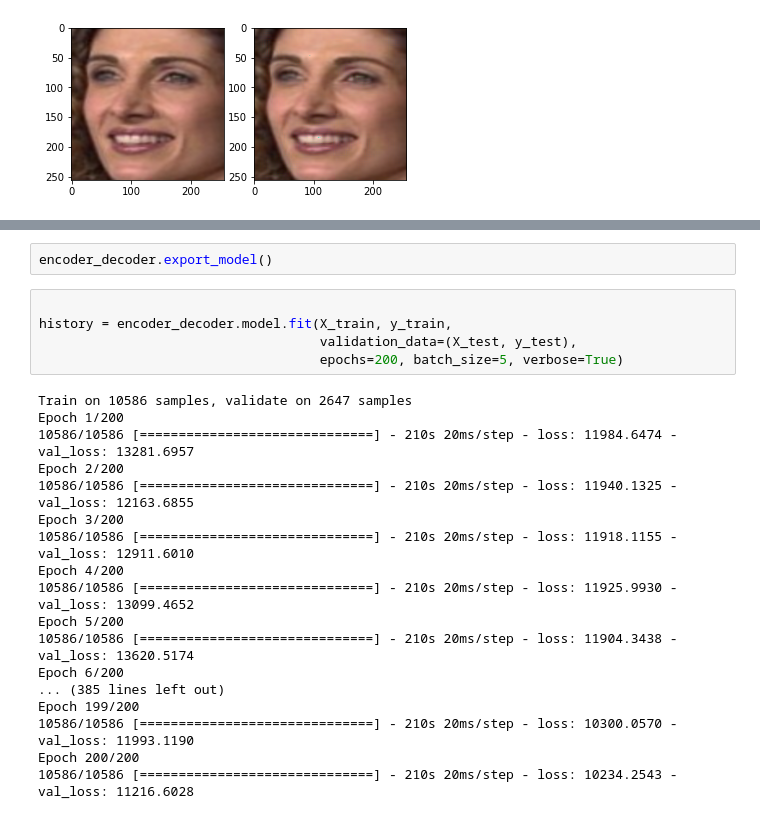
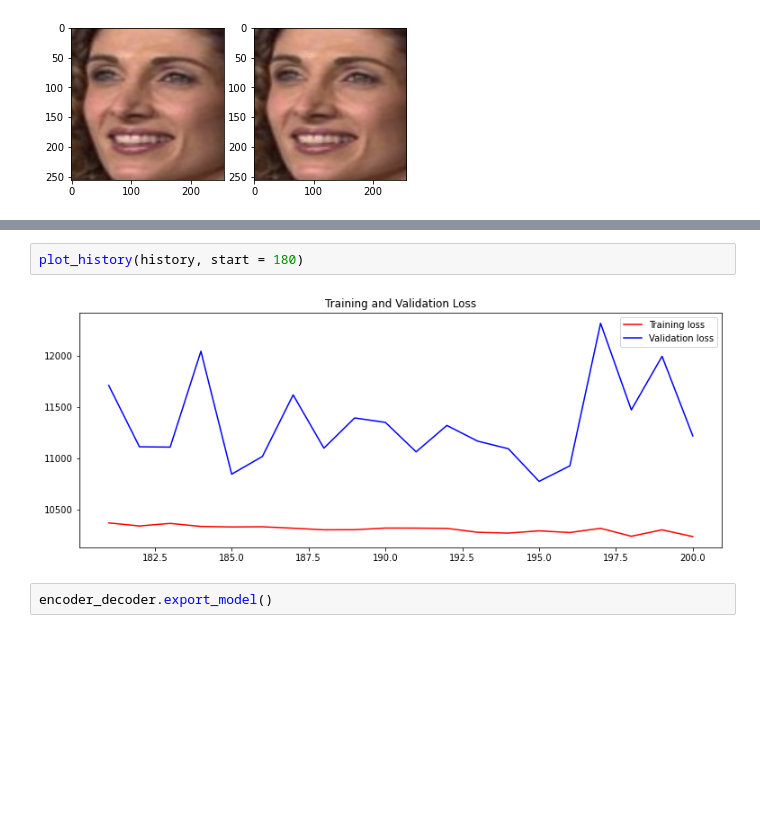
Before and after one commit to stevenjohnlarsen/StyleTransfer, a Jupyter notebook: Train Weights Final.ipynb, the cells around one changed output, grey strips where cells are left out. Cells and saved outputs as stored; diff of their text form; blank space fills up the shorter version.

Commit message:
Finish training.

```diff
--- a/Train Weights Final.ipynb
+++ b/Train Weights Final.ipynb
@@ -555,25 +582,6 @@ plot_history(history, start=150)
+# %%
+plot_history(history, start = 180)
+# %% [output]
+[figure, added]
 # %%
 encoder_decoder.export_model()
-# %%
-
-history = encoder_decoder.model.fit(X_train, y_train,
-                                    validation_data=(X_test, y_test),
-                                    epochs=200, batch_size=5, verbose=True)
-# %% [output]
-Train on 10586 samples, validate on 2647 samples
-Epoch 1/200
-10586/10586 [==============================] - 210s 20ms/step - loss: 11984.6474 - val_loss: 13281.6957
-Epoch 2/200
-10586/10586 [==============================] - 210s 20ms/step - loss: 11940.1325 - val_loss: 12163.6855
-Epoch 3/200
-10586/10586 [==============================] - 210s 20ms/step - loss: 11918.1155 - val_loss: 12911.6010
-Epoch 4/200
-10586/10586 [==============================] - 210s 20ms/step - loss: 11925.9930 - val_loss: 13099.4652
-Epoch 5/200
-10586/10586 [==============================] - 210s 20ms/step - loss: 11904.3438 - val_loss: 13620.5174
-Epoch 6/200
-... (385 lines left out)
-Epoch 199/200
-10586/10586 [==============================] - 210s 20ms/step - loss: 10300.0570 - val_loss: 11993.1190
-Epoch 200/200
-10586/10586 [==============================] - 210s 20ms/step - loss: 10234.2543 - val_loss: 11216.6028
```
Also changed, not shown: parts of 20 cells of this notebook.
